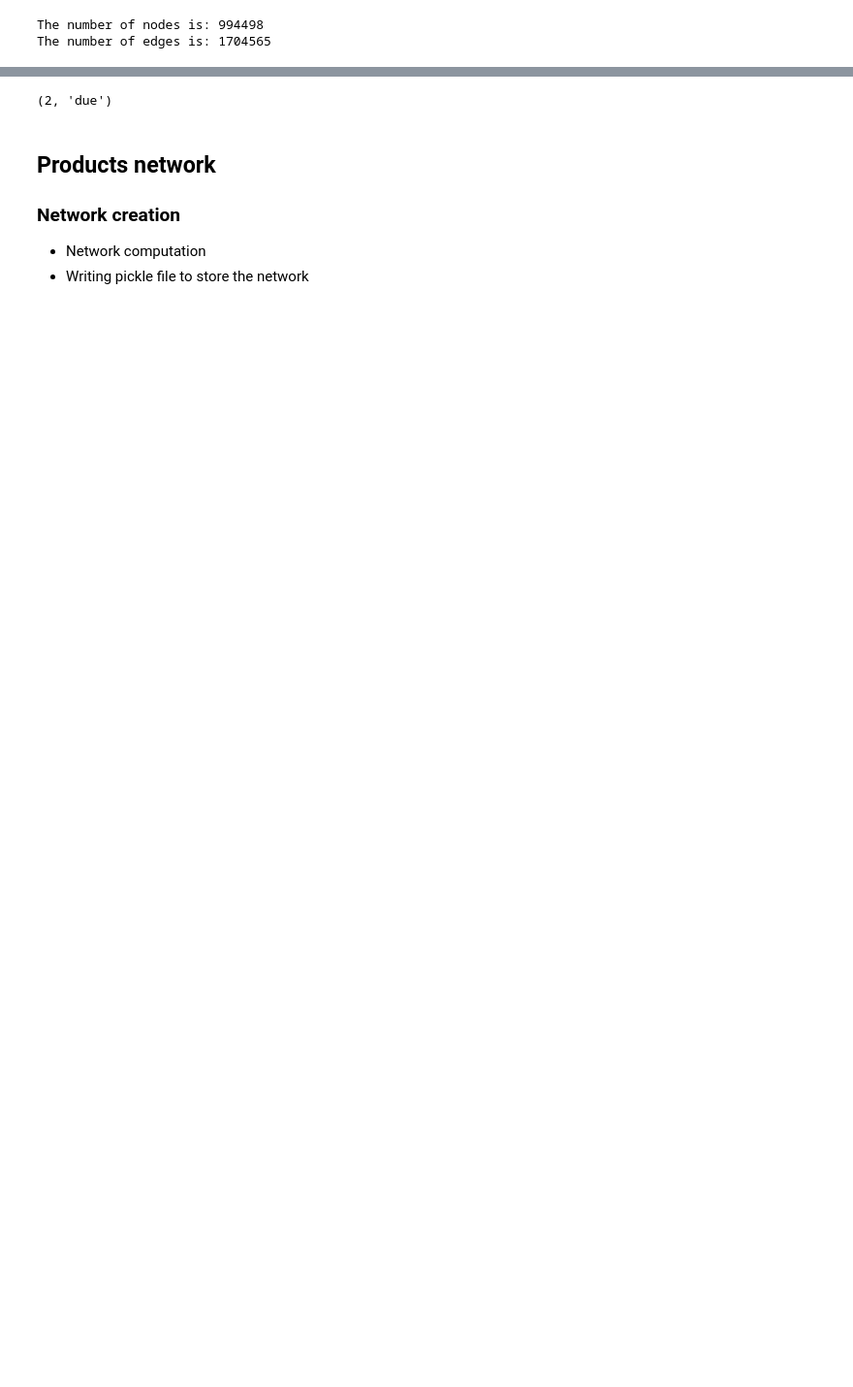
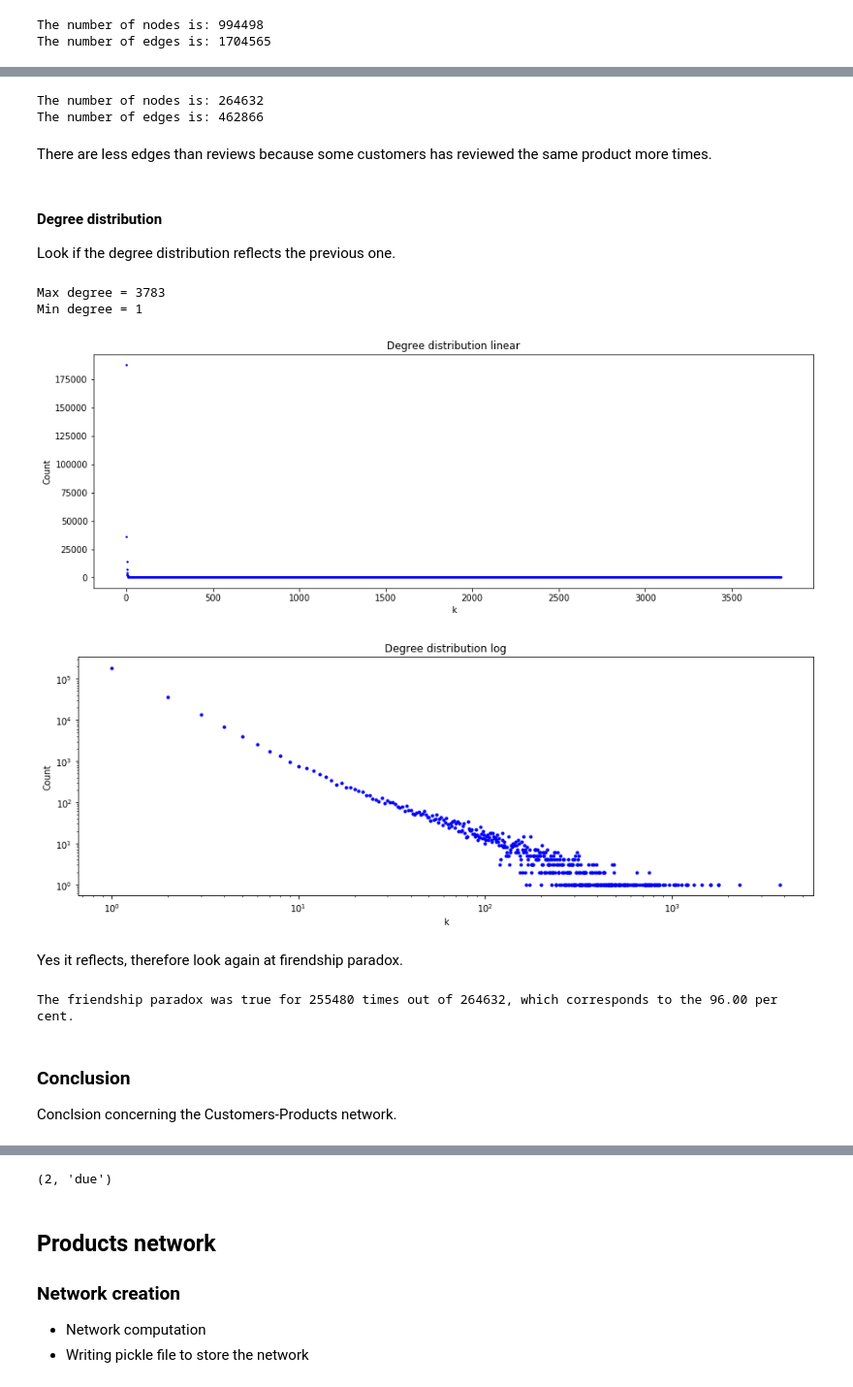
Before and after one commit to carmignanivittorio/Amazon-review-dataset-analysis, a Jupyter notebook: Graph2.ipynb, the cells around one changed output, grey strips where cells are left out. Shown at 97% size. Drawn from its saved outputs; the diff is of its cells as text; code cells hidden in the pictures; blank space fills up the shorter version.

```diff
--- a/Graph2.ipynb
+++ b/Graph2.ipynb
@@ -151,0 +141,11 @@ plt.show()
+# %%
+#Create the subgraph composed by the category with more reviews.
+gCPTop = nx.Graph()
+count = 1
+for re in df_no_text[df_no_text.product_category == "Video DVD"].index:
+    if count % 10000 == 0:
+        print("%d/463178" %(count))
+    count += 1
+    gCPTop.add_node(df_no_text.loc[re].product_id, isCust = False)
+    gCPTop.add_node(df_no_text.loc[re].customer_id, isCust = True)
+    gCPTop.add_edge(df_no_text.loc[re].product_id, df_no_text.loc[re].customer_id)
@@ -151,0 +172,41 @@ plt.show()
+# %%
+print("The number of nodes is: %d" %(len(gCPTop.nodes())))
+print("The number of edges is: %d" %(len(gCPTop.edges())))
+# %% [output]
+The number of nodes is: 264632
+The number of edges is: 462866
+# %% [markdown]
+There are less edges than reviews because some customers has reviewed the same product more times.
+# %% [markdown]
+#### Degree distribution
+Look if the degree distribution reflects the previous one.
+# %%
+# Degree distribution with plot
+degreesTop = list()
+for i in gCPTop:
+    degreesTop.append(gCPTop.degree(i))
+print("Max degree = " + str(max(degreesTop)))
+print("Min degree = " + str(min(degreesTop)))
+
+v, b = np.histogram(degreesTop, max(degreesTop))
+v = np.append(v, 0)
+plt.rcParams['figure.figsize'] = [15, 5]
+plt.title('Degree distribution linear')
+plt.xlabel('k')
+plt.ylabel('Count')
+plt.plot(b, v, 'b.', markersize = 3)
+plt.show()
+plt.title('Degree distribution log')
+plt.xlabel('k')
+plt.ylabel('Count')
+plt.xscale('log')
+plt.yscale('log')
+plt.plot(b, v, 'bo', markersize = 3)
+plt.show()
+# %% [output]
+Max degree = 3783
+Min degree = 1
+[figure, added]
+[figure, added]
+# %% [markdown]
+Yes it reflects, therefore look again at firendship paradox.
@@ -151,0 +219,7 @@ plt.show()
+# %%
+print("The friendship paradox was true for %d times out of %d, which corresponds to the %.2f per cent." %(isTrue, len(gCPTop.nodes()), float(100 * isTrue / len(gCPTop.nodes()))))
+# %% [output]
+The friendship paradox was true for 255480 times out of 264632, which corresponds to the 96.00 per cent.
+# %% [markdown]
+### Conclusion
+Conclsion concerning the Customers-Products network.
```
Also changed, not shown: parts of 44 cells of this notebook, 2 other files.
